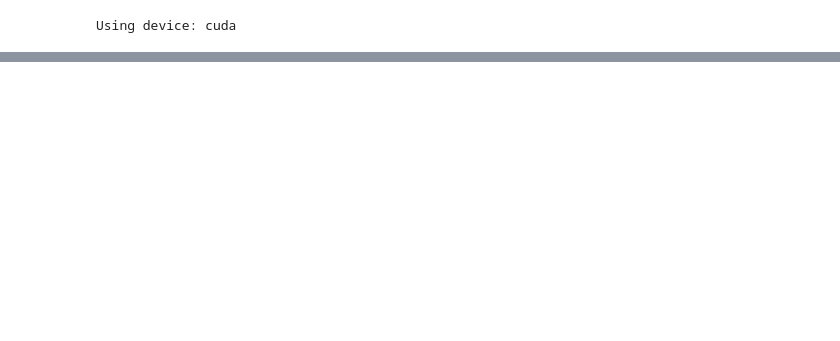
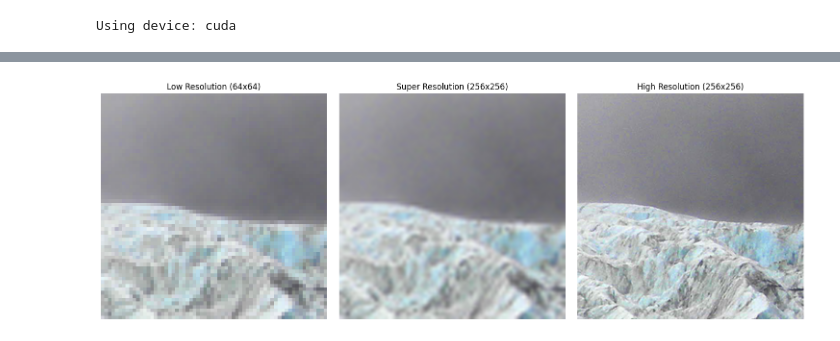
Before and after one commit to Antioksidan/DeepLearning, a Jupyter notebook: eval_pipeline.ipynb, the cells around one changed output, grey strips where cells are left out. Drawn from its saved outputs; the diff is of its cells as text; code cells hidden in the pictures; blank space fills up the shorter version.

Commit message:
test bicubic baseline

```diff
--- a/eval_pipeline.ipynb
+++ b/eval_pipeline.ipynb
@@ -50,0 +49,20 @@ class VGGFeatureExtractor(nn.Module):
+# %%
+# test baseline
+mse_loss_fn = nn.MSELoss()
+
+for lr_imgs, hr_imgs in dataloader.test_dataloader():
+    lr_imgs = lr_imgs.to(device)
+    hr_imgs = hr_imgs.to(device)
+
+    with torch.no_grad():
+        sr_imgs = bicubic_baseline(lr_imgs)
+
+        # Compute VGG features
+        sr_features = vgg_extractor(sr_imgs)
+        hr_features = vgg_extractor(hr_imgs)
+
+        # Compute MSE loss in feature space
+        loss = mse_loss_fn(sr_features, hr_features)
+
+    print(f"Bicubic Baseline VGG Feature MSE Loss: {loss.item()}")
+    break # do it for 1 batch
@@ -50,0 +71,29 @@ class VGGFeatureExtractor(nn.Module):
+# %%
+import matplotlib.pyplot as plt
+
+# Select one example from the batch (e.g., first image)
+idx = 2
+
+lr_img = lr_imgs[idx].cpu().permute(1, 2, 0).numpy()
+sr_img = sr_imgs[idx].cpu().permute(1, 2, 0).numpy()
+hr_img = hr_imgs[idx].cpu().permute(1, 2, 0).numpy()
+
+# Create figure with 3 subplots
+fig, axes = plt.subplots(1, 3, figsize=(15, 5))
+
+axes[0].imshow(lr_img)
+axes[0].set_title(f'Low Resolution ({lr_img.shape[0]}x{lr_img.shape[1]})')
+axes[0].axis('off')
+
+axes[1].imshow(sr_img)
+axes[1].set_title(f'Super Resolution ({sr_img.shape[0]}x{sr_img.shape[1]})')
+axes[1].axis('off')
+
+axes[2].imshow(hr_img)
+axes[2].set_title(f'High Resolution ({hr_img.shape[0]}x{hr_img.shape[1]})')
+axes[2].axis('off')
+
+plt.tight_layout()
+plt.show()
+# %% [output]
+[figure, added]
```
Also changed, not shown: parts of 6 cells of this notebook, 2 other files.
